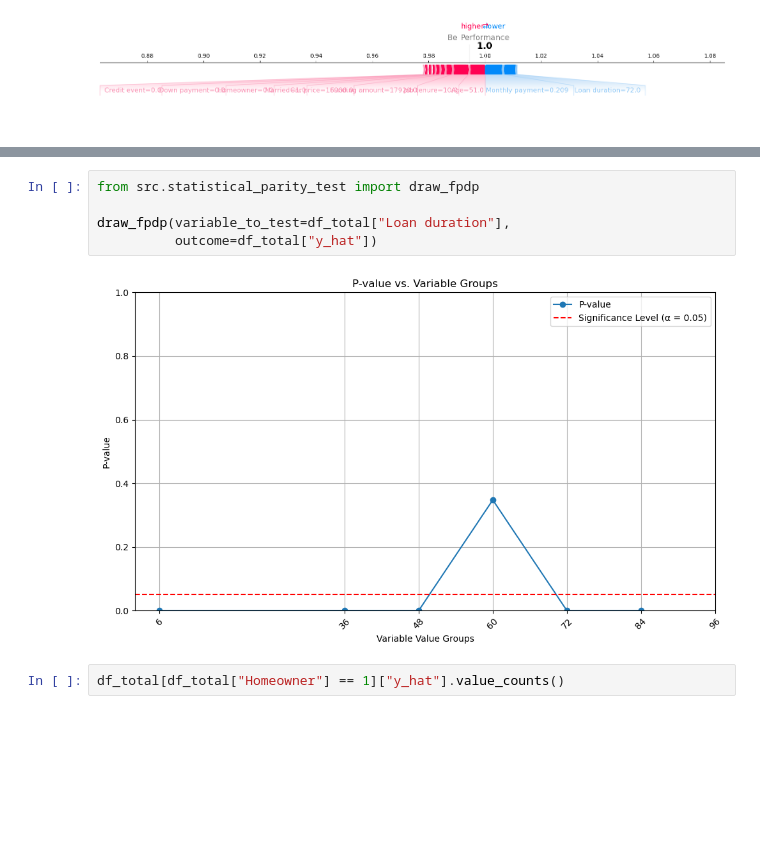
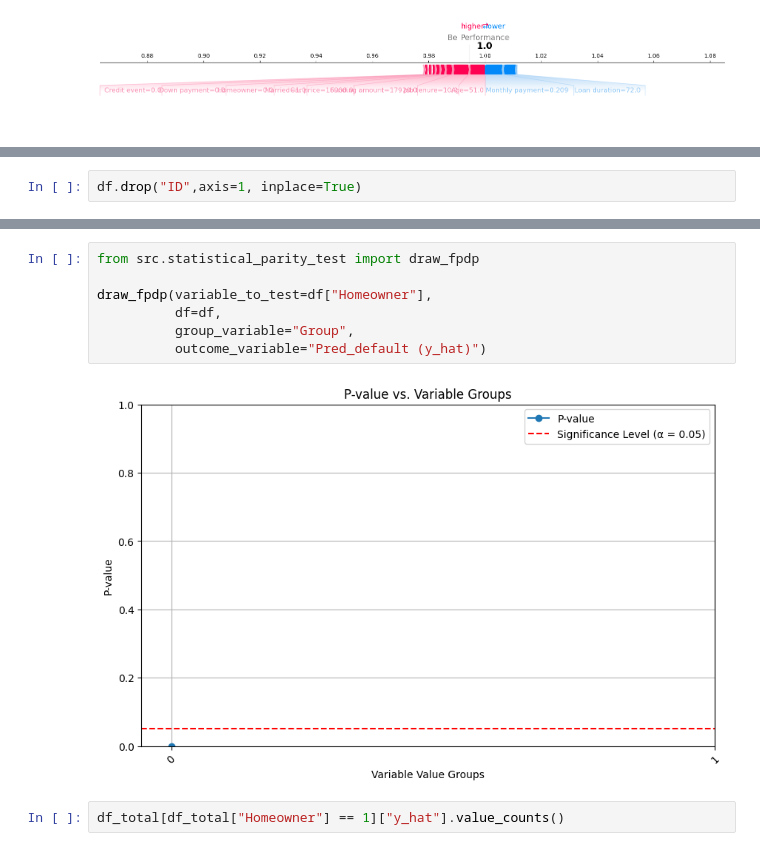
Before and after one commit to julescrevola/interpret_fair, a Jupyter notebook: notebooks/own_model.ipynb, the cells around one changed output, grey strips where cells are left out. Saved outputs shown, nothing was run; the diff lists cells and outputs as text; blank space fills up the shorter version.

```diff
--- a/notebooks/own_model.ipynb
+++ b/notebooks/own_model.ipynb
@@ -168,0 +172,2 @@ Performance Metrics:  0.84
+# %%
+df.drop("ID",axis=1, inplace=True)
@@ -169,10 +190,12 @@ Performance Metrics:  0.84
 # %%
 from src.statistical_parity_test import draw_fpdp
 
-draw_fpdp(variable_to_test=df_total["Loan duration"],
-          outcome=df_total["y_hat"])
+draw_fpdp(variable_to_test=df["Homeowner"],
+          df=df,
+          group_variable="Group",
+          outcome_variable="Pred_default (y_hat)")
 # %% [output]
-[figure, old version]
+[figure, new version]
 # %%
 df_total[df_total["Homeowner"] == 1]["y_hat"].value_counts()
 # %% [output]
```
Also changed, not shown: parts of 2 cells of this notebook, 3 other files.
